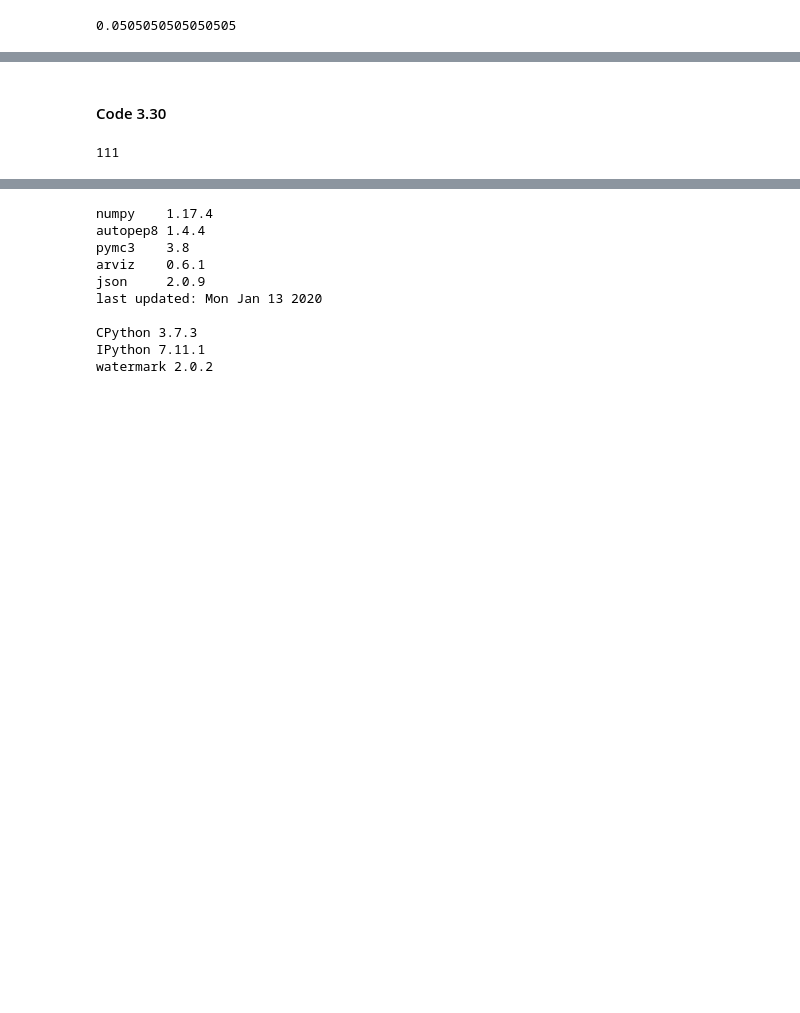
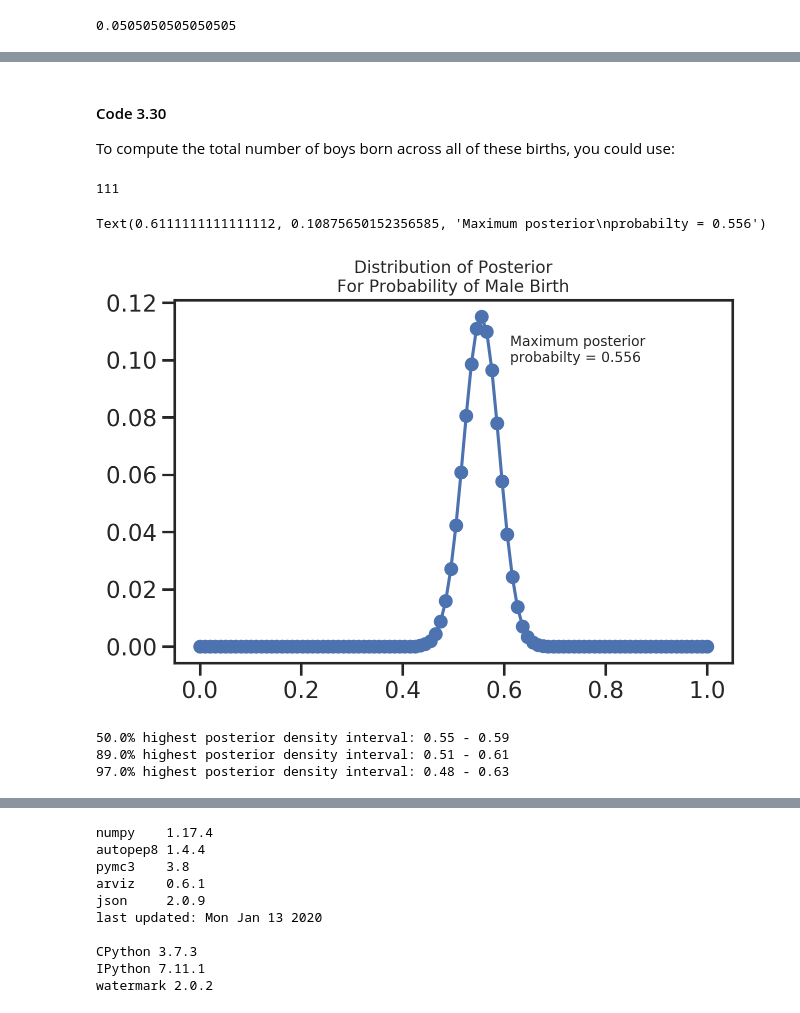
Before and after one commit to josesho/resources, a Jupyter notebook: Rethinking_2/Chp_03.ipynb, the cells around one changed output, grey strips where cells are left out. Saved outputs shown, nothing was run; the diff lists cells and outputs as text; code cells hidden in the pictures; blank space fills up the shorter version.

```diff
--- a/Rethinking_2/Chp_03.ipynb
+++ b/Rethinking_2/Chp_03.ipynb
@@ -514,9 +520,55 @@ birth2 = np.array([0, 1, 0, 1, 0, 1, 1, 1, 0, 0, 1, 1, 1, 1, 1, 0, 0, 1, 1, 1, 0
                    1, 1, 1, 0, 1, 1, 1, 0, 1, 0, 0, 1, 1, 1, 1, 0, 0, 1, 0, 1, 1, 1, 1, 1, 1, 1, 1, 1, 1, 1, 1, 1,
                    1, 1, 1, 0, 1, 1, 0, 1, 1, 0, 1, 1, 1, 0, 0, 0, 0, 0, 0, 1, 0, 0, 0, 1, 1, 0, 0, 1, 0, 0, 1, 1,
                    0, 0, 0, 1, 1, 1, 0, 0, 0, 0])
-# %% [markdown]
-#### Code 3.30
+# %% [markdown]
+#### Code 3.30
+
+To compute the total number of boys born across all of these births, you could use:
 # %%
 sum(birth1) + sum(birth2)
 # %% [output]
 111
+# %%
+# 3H1.
+# Using grid approximation, compute the posterior distribution for the probability of a birth
+# being a boy. Assume a uniform prior probability. Which parameter value maximizes the posterior
+# probability?
+
+all_births = np.concatenate((birth1, birth2))
+
+param_grid, posterior = posterior_grid_approx(grid_points=100,
+                                              success=sum(all_births),
+                                              tosses=len(all_births))
+
+
+plt.plot(param_grid, posterior, "o-")
+plt.gca().set_title("Distribution of Posterior\nFor Probability of Male Birth", fontsize=12)
+
+max_prob = param_grid[posterior == max(posterior)][0]
+annot_str = f"Maximum posterior\nprobabilty = {np.round(max_prob, 3)}"
+
+plt.gca().annotate(annot_str, (max_prob*1.1, plt.gca().get_ylim()[1]*0.9),
+                   fontsize=10, ha="left", va="top")
+# %% [output]
+Text(0.6111111111111112, 0.10875650152356585, 'Maximum posterior\nprobabilty = 0.556')
+[figure, added]
+# %%
+# 3H2.
+# Using the sample function, draw 10,000 random parameter values
+# from the posterior distribution you calculated above.
+# Use these samples to estimate the 50%, 89%, and 97% highest posterior
+# density intervals.
+
+# Set the seed so we can replicate the sampling.
+rng = np.random.default_rng(seed=9999)
+
+samples = rng.choice(param_grid, p=posterior, size=int(1e5), replace=True)
+
+for pdi in [0.5, 0.89, 0.97]:
+    interval = np.round(az.hpd(samples, pdi), 2)
+
+    print(f"{pdi*100}% highest posterior density interval: {interval[0]} - {interval[1]}")
+# %% [output]
+50.0% highest posterior density interval: 0.55 - 0.59
+89.0% highest posterior density interval: 0.51 - 0.61
+97.0% highest posterior density interval: 0.48 - 0.63
```
Also changed, not shown: parts of 8 cells of this notebook.
